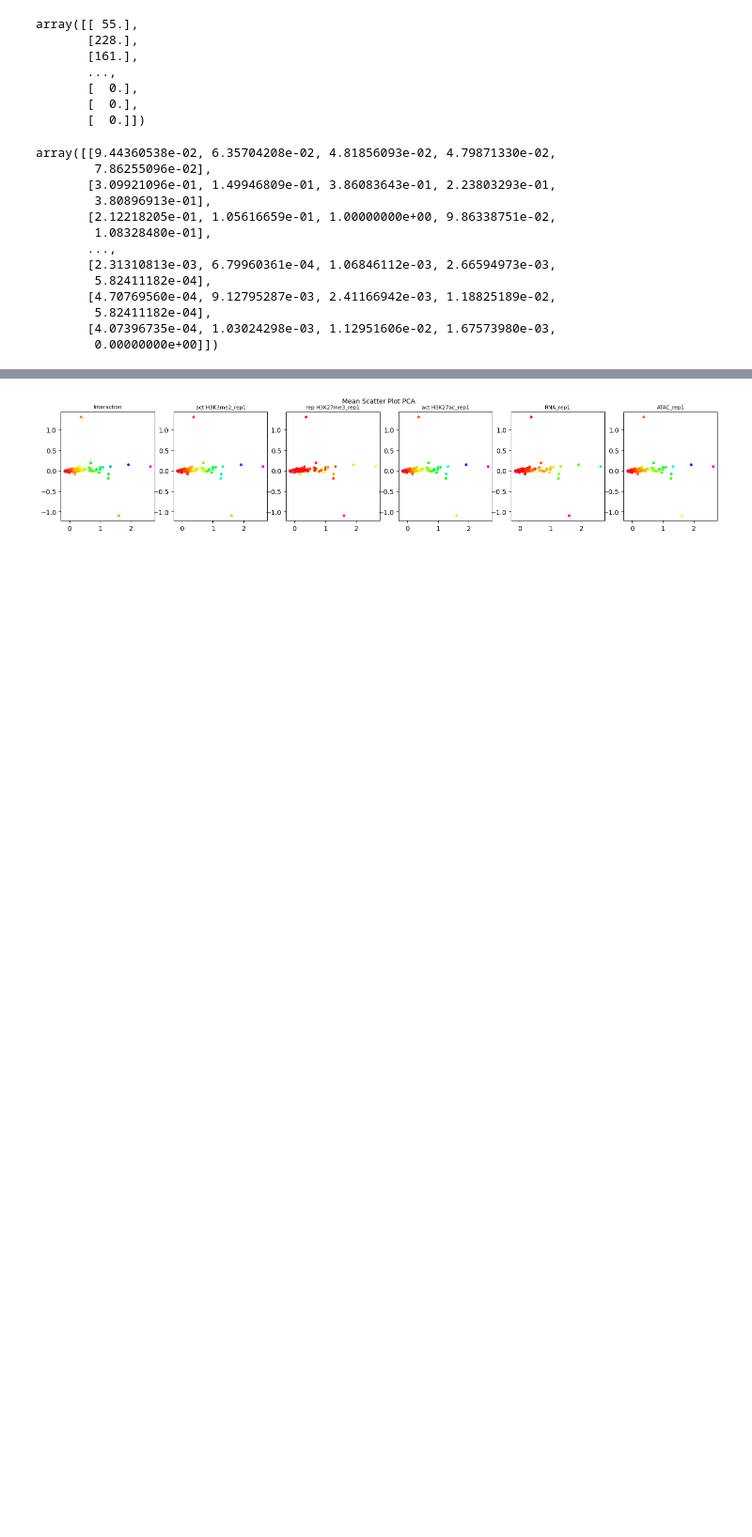
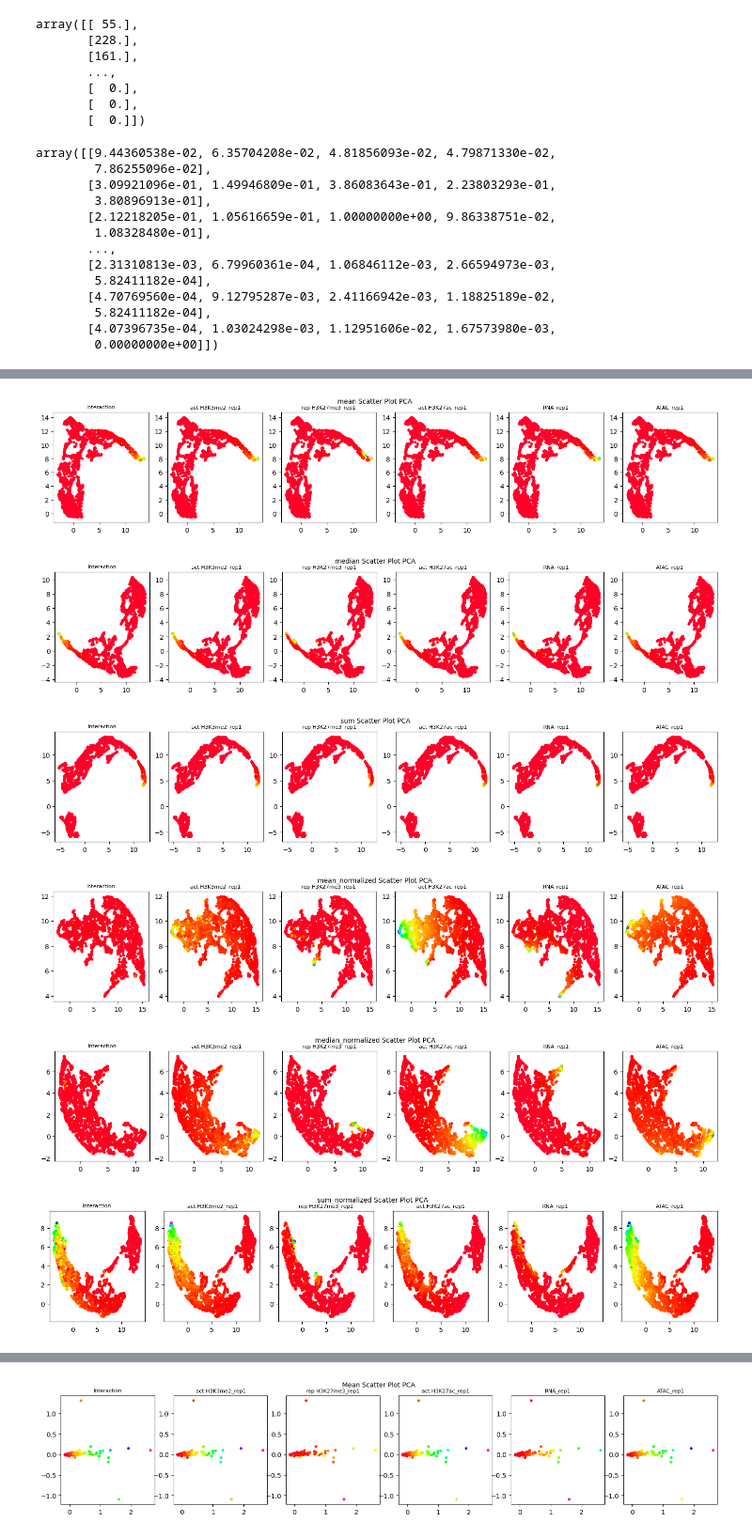
Before and after one commit to joachimwolff/Epigenetic-Graph-Analyzer, a Jupyter notebook: createInteractionsCoolerFormat.ipynb, the cells around one changed output, grey strips where cells are left out. Shown at 94% size. Cells and saved outputs as stored; diff of their text form; code cells hidden in the pictures; blank space fills up the shorter version.

```diff
--- a/createInteractionsCoolerFormat.ipynb
+++ b/createInteractionsCoolerFormat.ipynb
@@ -515,0 +630,22 @@ community_arrays
+# %%
+def plotUMAP(matrix, type_of_matrix):
+    embedding = reducer.fit_transform(matrix)
+    title = "Scatter Plot PCA"
+    # list_of_titles = ["Interaction", " act H3K3me2_rep1", "act H3K3me2_rep2", "rep H3K27me3_rep1", "rep H3K27me3_rep2", "act H3K27ac_rep1", "act H3K27ac_rep2", "RNA_rep1", "RNA_rep2", "RNA_rep3", "ATAC_rep1", "ATAC_rep2", "ATAC_rep3", "Number of Interactions"]
+    list_of_titles = ["Interaction", " act H3K3me2_rep1",  "rep H3K27me3_rep1", "act H3K27ac_rep1","RNA_rep1",  "ATAC_rep1"]
+    # list_of_colorings = community_matrix_median.T.tolist()
+
+    list_of_colorings = matrix.T[[0,1,3,5,7,10]].tolist()
+
+    plotEmbedding([embedding[:, 0], embedding[:, 1]], list_of_titles, list_of_colorings, type_of_matrix + " " + title)
+# %%
+for i, title in enumerate(["mean", "median", "sum", "mean_normalized", "median_normalized", "sum_normalized"]):
+
+    plotUMAP(different_communities_Pinna_E_12_5[i], title)
+# %% [output]
+[figure, added]
+[figure, added]
+[figure, added]
+[figure, added]
+[figure, added]
+[figure, added]
```
Also changed, not shown: parts of 50 cells of this notebook.
